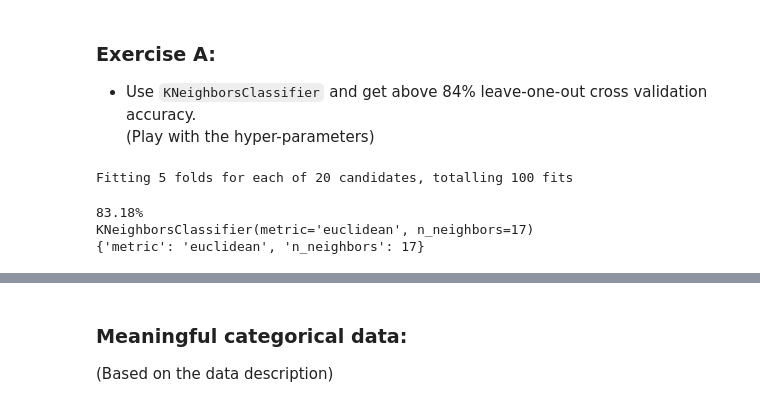
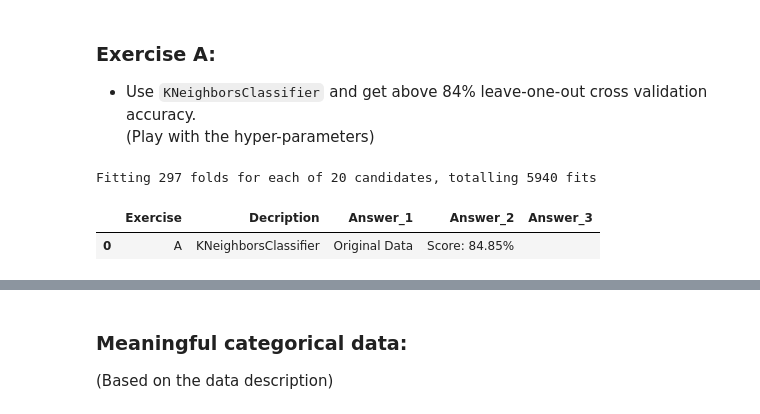
Before and after one commit to wzeyal/DataScience, a Jupyter notebook: Python_for_AI_Engineer/Exercises/4_Classification/Exercise03_Classification.ipynb, the cells around one changed output, grey strips where cells are left out. Saved outputs shown, nothing was run; the diff lists cells and outputs as text; code cells hidden in the pictures.

```diff
--- a/Python_for_AI_Engineer/Exercises/4_Classification/Exercise03_Classification.ipynb
+++ b/Python_for_AI_Engineer/Exercises/4_Classification/Exercise03_Classification.ipynb
@@ -107,7 +110,15 @@ Tree                = 69.70%
 (Play with the hyper-parameters)
 # %%
 #-- Your solution
+
+dfAnswers = pd.DataFrame(columns=['Exercise', 'Decription', 'Answer_1', 'Answer_2', 'Answer_3'])
+dfAnswers.style.set_properties(**{'text-align': 'left'})
+dfAnswers.style.highlight_max(color = 'lightgreen', axis = 0)
+
+cv = KFold(N, shuffle=True)
+
 # https://medium.com/@erikgreenj/k-neighbors-classifier-with-gridsearchcv-basics-3c445ddeb657
+
 from sklearn.model_selection import GridSearchCV
 
 grid_params = {
@@ -120,20 +131,27 @@ gs = GridSearchCV(
     KNeighborsClassifier(),
     grid_params,
     verbose=2,
-    #cv = KFold(N),
-    n_jobs = -1)
+    cv=cv,
+    n_jobs=-1)
 
 gs_result = gs.fit(mX, vY)
 # %% [output]
-Fitting 5 folds for each of 20 candidates, totalling 100 fits
+Fitting 297 folds for each of 20 candidates, totalling 5940 fits
-# %%
-print(f'{100*gs_result.best_score_:2.2f}%')
-print(gs_result.best_estimator_)
-print(gs_result.best_params_)
-# %% [output]
-83.18%
-KNeighborsClassifier(metric='euclidean', n_neighbors=17)
-{'metric': 'euclidean', 'n_neighbors': 17}
+# %%
+
+dfAnswers.loc[0] = [
+    'A',
+    'KNeighborsClassifier',
+    'Original Data',
+    f'Score: {100*gs_result.best_score_:2.2f}%'
+    '',
+    '',
+]
+# %%
+dfAnswers
+# %% [output]
+|  | Exercise | Decription | Answer_1 | Answer_2 | Answer_3 |
+| 0 | A | KNeighborsClassifier | Original Data | Score: 84.85% |  |
 # %%
 dData2         = dData.copy()
 dData2.columns = lFullName
```
Also changed, not shown: parts of 18 cells of this notebook.
